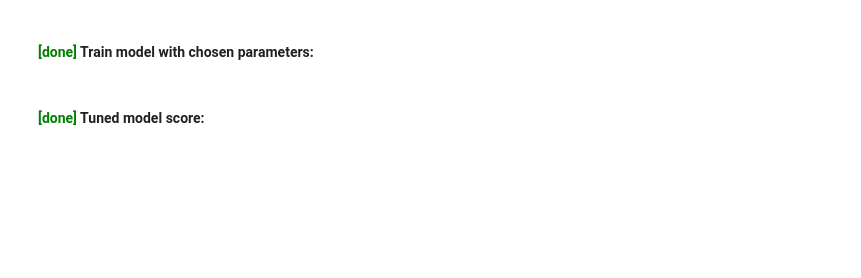
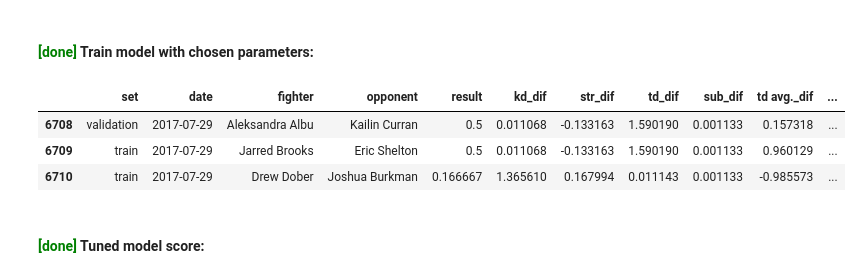
Before and after one commit to sagi778/ufc_fights_Predictor, a Jupyter notebook: notebooks/method_model_training.ipynb, the cells around one changed output. Saved outputs shown, nothing was run; the diff lists cells and outputs as text; code cells hidden in the pictures; blank space fills up the shorter version.

```diff
--- a/notebooks/method_model_training.ipynb
+++ b/notebooks/method_model_training.ipynb
@@ -129,4 +148,13 @@ t
 # %% [markdown]
 #### <span style='color:green'> **[done]** </span> Train model with chosen parameters:
+# %%
+rf_clf = set_random_forest_clf(X_columns=X, y_columns=y, data=df, n=opt_n_estimators)
+df = set_method_predictions(model=rf_clf, data=df, X_columns=X, y_columns=y)
+df.tail(3)
+# %% [output]
+|  | set | date | fighter | opponent | result | kd_dif | str_dif | td_dif | sub_dif | td avg._dif | ... |
+| 6708 | validation | 2017-07-29 | Aleksandra Albu | Kailin Curran | 0.5 | 0.011068 | -0.133163 | 1.590190 | 0.001133 | 0.157318 | ... |
+| 6709 | train | 2017-07-29 | Jarred Brooks | Eric Shelton | 0.5 | 0.011068 | -0.133163 | 1.590190 | 0.001133 | 0.960129 | ... |
+| 6710 | train | 2017-07-29 | Drew Dober | Joshua Burkman | 0.166667 | 1.365610 | 0.167994 | 0.011143 | 0.001133 | -0.985573 | ... |
 # %% [markdown]
 #### <span style='color:green'> **[done]** </span> Tuned model score:
```
Also changed, not shown: parts of 9 cells of this notebook, 3 other files.
